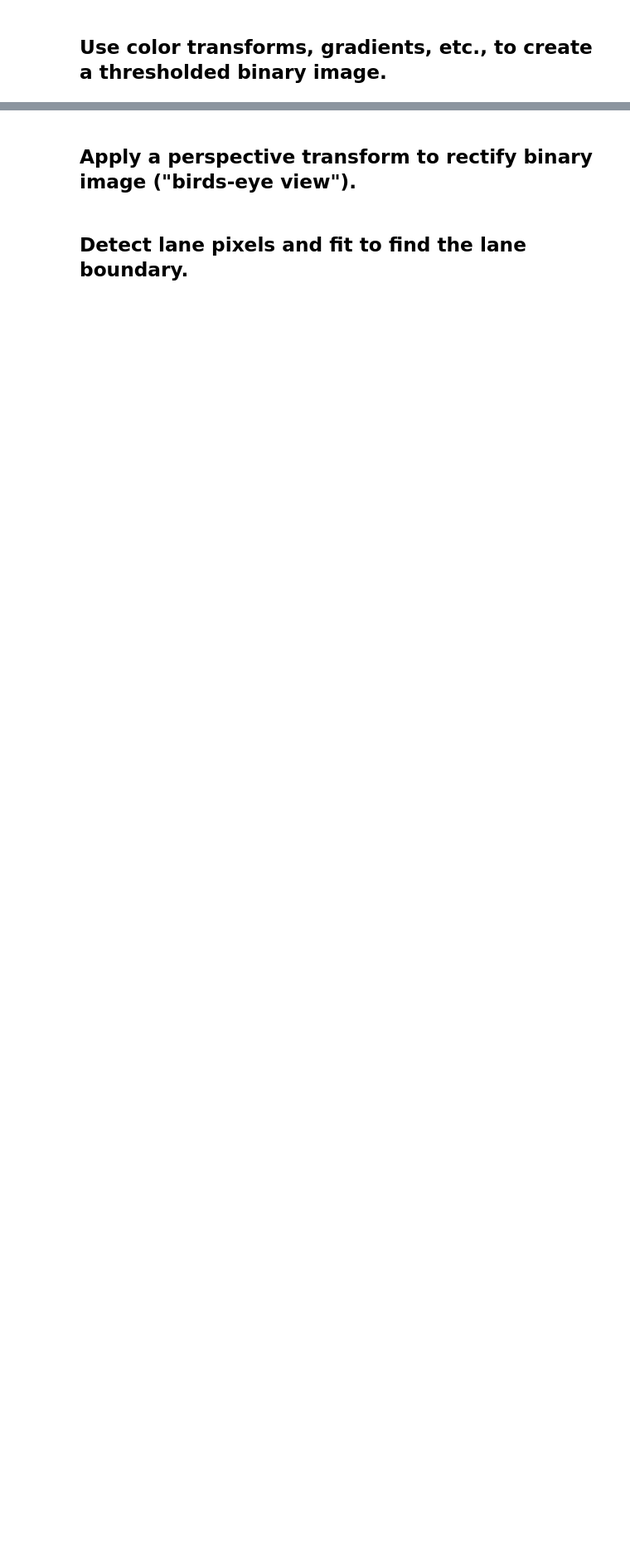
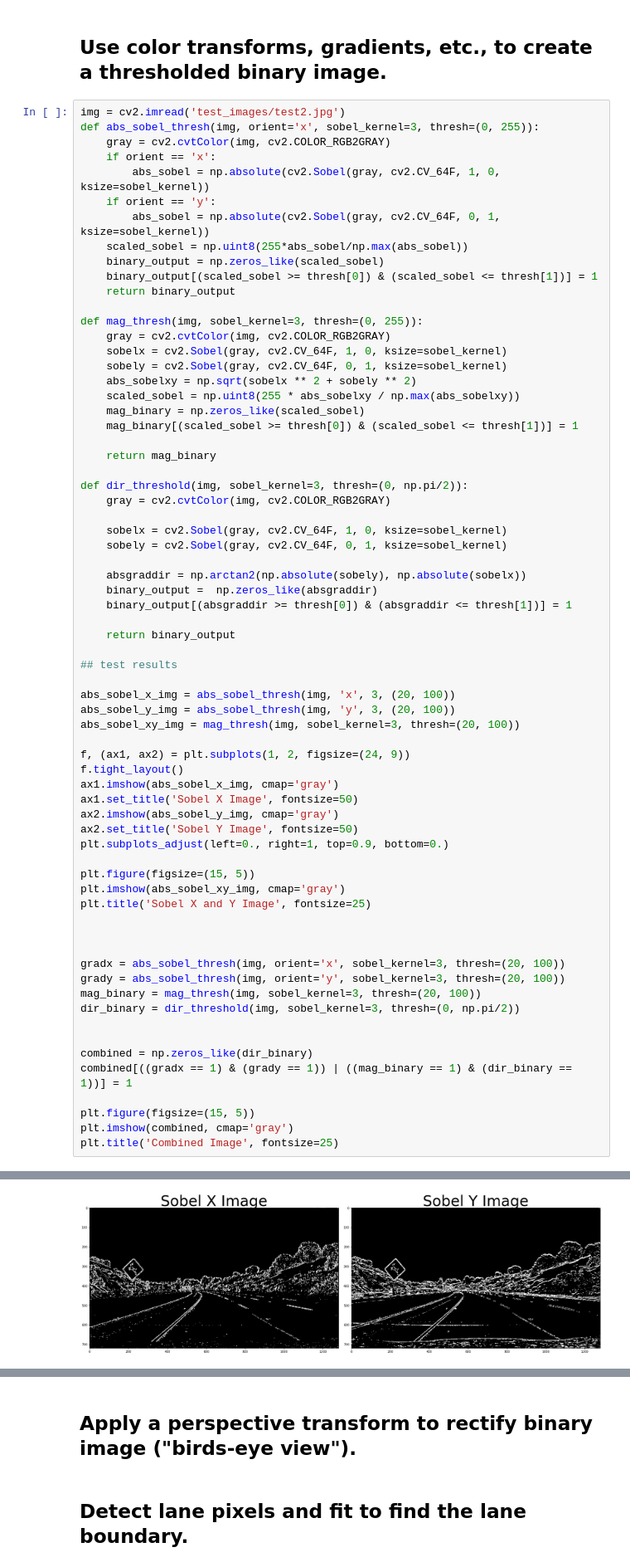
Before and after one commit to nonlining/CarND, a Jupyter notebook: CarND-Advanced-Lane-Lines/project4.ipynb, the cells around one changed output, grey strips where cells are left out. Shown at 83% size. Saved outputs shown, nothing was run; the diff lists cells and outputs as text; blank space fills up the shorter version.

```diff
--- a/CarND-Advanced-Lane-Lines/project4.ipynb
+++ b/CarND-Advanced-Lane-Lines/project4.ipynb
@@ -113,3 +113,72 @@ for i in test_images:
 [figure]
 # %% [markdown]
 ## Use color transforms, gradients, etc., to create a thresholded binary image.
+# %%
+img = cv2.imread('test_images/test2.jpg')
+def abs_sobel_thresh(img, orient='x', sobel_kernel=3, thresh=(0, 255)):
+    gray = cv2.cvtColor(img, cv2.COLOR_RGB2GRAY)
+    if orient == 'x':
+        abs_sobel = np.absolute(cv2.Sobel(gray, cv2.CV_64F, 1, 0, ksize=sobel_kernel))
+    if orient == 'y':
+        abs_sobel = np.absolute(cv2.Sobel(gray, cv2.CV_64F, 0, 1, ksize=sobel_kernel))
+    scaled_sobel = np.uint8(255*abs_sobel/np.max(abs_sobel))
+    binary_output = np.zeros_like(scaled_sobel)
+    binary_output[(scaled_sobel >= thresh[0]) & (scaled_sobel <= thresh[1])] = 1
+    return binary_output
+
+def mag_thresh(img, sobel_kernel=3, thresh=(0, 255)):
+    gray = cv2.cvtColor(img, cv2.COLOR_RGB2GRAY)
+    sobelx = cv2.Sobel(gray, cv2.CV_64F, 1, 0, ksize=sobel_kernel)
+    sobely = cv2.Sobel(gray, cv2.CV_64F, 0, 1, ksize=sobel_kernel)
+    abs_sobelxy = np.sqrt(sobelx ** 2 + sobely ** 2)
+    scaled_sobel = np.uint8(255 * abs_sobelxy / np.max(abs_sobelxy))
+    mag_binary = np.zeros_like(scaled_sobel)
+    mag_binary[(scaled_sobel >= thresh[0]) & (scaled_sobel <= thresh[1])] = 1
+
+    return mag_binary
+
+def dir_threshold(img, sobel_kernel=3, thresh=(0, np.pi/2)):
+    gray = cv2.cvtColor(img, cv2.COLOR_RGB2GRAY)
+
+    sobelx = cv2.Sobel(gray, cv2.CV_64F, 1, 0, ksize=sobel_kernel)
+    sobely = cv2.Sobel(gray, cv2.CV_64F, 0, 1, ksize=sobel_kernel)
+
+    absgraddir = np.arctan2(np.absolute(sobely), np.absolute(sobelx))
+    binary_output =  np.zeros_like(absgraddir)
+    binary_output[(absgraddir >= thresh[0]) & (absgraddir <= thresh[1])] = 1
+
+    return binary_output
+
+## test results
+
+abs_sobel_x_img = abs_sobel_thresh(img, 'x', 3, (20, 100))
+abs_sobel_y_img = abs_sobel_thresh(img, 'y', 3, (20, 100))
+abs_sobel_xy_img = mag_thresh(img, sobel_kernel=3, thresh=(20, 100))
+
+f, (ax1, ax2) = plt.subplots(1, 2, figsize=(24, 9))
+f.tight_layout()
+ax1.imshow(abs_sobel_x_img, cmap='gray')
+ax1.set_title('Sobel X Image', fontsize=50)
+ax2.imshow(abs_sobel_y_img, cmap='gray')
+ax2.set_title('Sobel Y Image', fontsize=50)
+plt.subplots_adjust(left=0., right=1, top=0.9, bottom=0.)
+
+plt.figure(figsize=(15, 5))
+plt.imshow(abs_sobel_xy_img, cmap='gray')
+plt.title('Sobel X and Y Image', fontsize=25)
+
+
+
+gradx = abs_sobel_thresh(img, orient='x', sobel_kernel=3, thresh=(20, 100))
+grady = abs_sobel_thresh(img, orient='y', sobel_kernel=3, thresh=(20, 100))
+mag_binary = mag_thresh(img, sobel_kernel=3, thresh=(20, 100))
+dir_binary = dir_threshold(img, sobel_kernel=3, thresh=(0, np.pi/2))
+
+
+combined = np.zeros_like(dir_binary)
+combined[((gradx == 1) & (grady == 1)) | ((mag_binary == 1) & (dir_binary == 1))] = 1
+
+plt.figure(figsize=(15, 5))
+plt.imshow(combined, cmap='gray')
+plt.title('Combined Image', fontsize=25)
+# %% [output]
@@ -115,0 +186 @@ for i in test_images:
+[figure, added]
```
Also changed, not shown: parts of 1 cell of this notebook.
